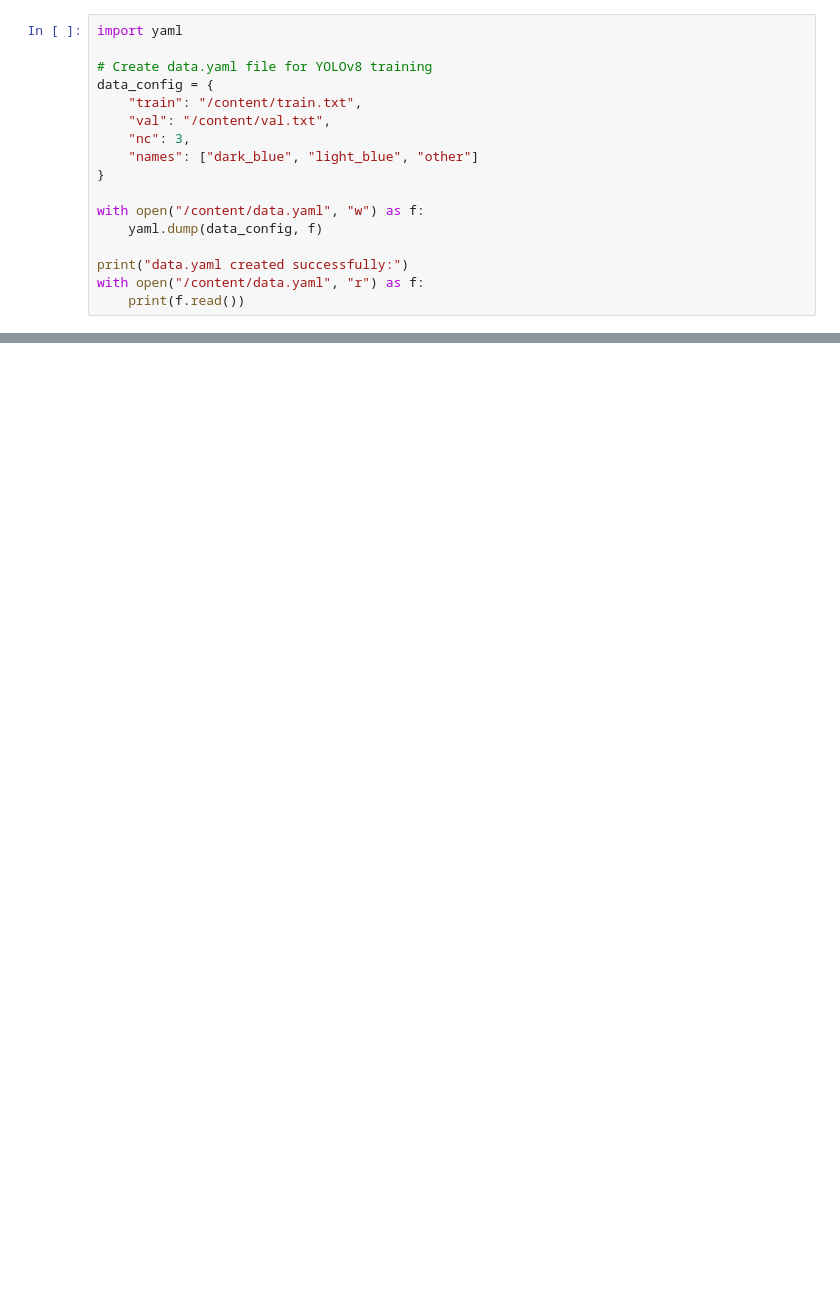
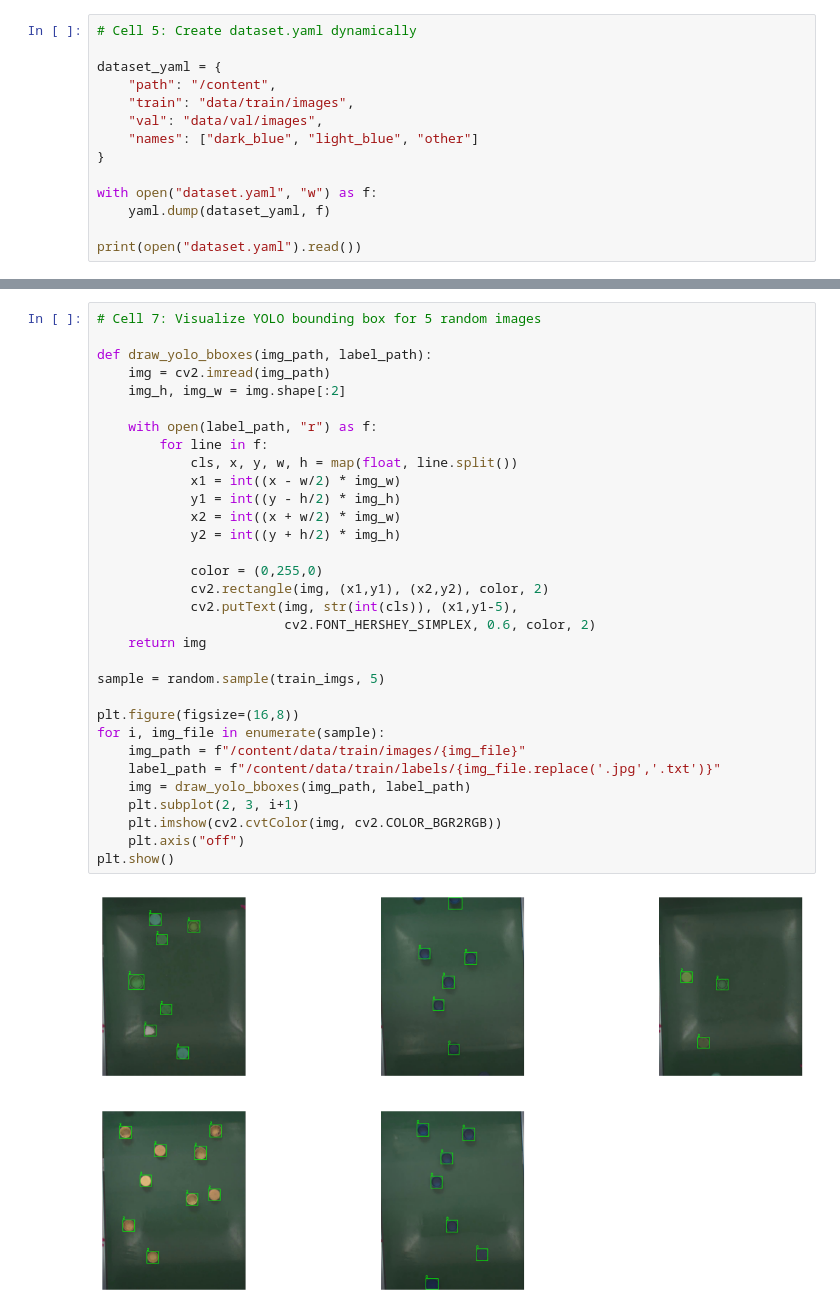
Before and after one commit to fadilf24/Latihan-YOLO, a Jupyter notebook: Untitled1.ipynb, the cells around one changed output, grey strips where cells are left out. Saved outputs shown, nothing was run; the diff lists cells and outputs as text; blank space fills up the shorter version.

```diff
--- a/Untitled1.ipynb
+++ b/Untitled1.ipynb
@@ -170,18 +163,15 @@ Jumlah train: 6, val: 2
 # %%
-import yaml
+# Cell 5: Create dataset.yaml dynamically
 
-# Create data.yaml file for YOLOv8 training
-data_config = {
-    "train": "/content/train.txt",
-    "val": "/content/val.txt",
-    "nc": 3,
+dataset_yaml = {
+    "path": "/content",
+    "train": "data/train/images",
+    "val": "data/val/images",
     "names": ["dark_blue", "light_blue", "other"]
 }
 
-with open("/content/data.yaml", "w") as f:
-    yaml.dump(data_config, f)
+with open("dataset.yaml", "w") as f:
+    yaml.dump(dataset_yaml, f)
 
-print("data.yaml created successfully:")
-with open("/content/data.yaml", "r") as f:
-    print(f.read())
+print(open("dataset.yaml").read())
 # %% [output]
@@ -195,0 +220,34 @@ val: /content/val.txt
+# %%
+# Cell 7: Visualize YOLO bounding box for 5 random images
+
+def draw_yolo_bboxes(img_path, label_path):
+    img = cv2.imread(img_path)
+    img_h, img_w = img.shape[:2]
+
+    with open(label_path, "r") as f:
+        for line in f:
+            cls, x, y, w, h = map(float, line.split())
+            x1 = int((x - w/2) * img_w)
+            y1 = int((y - h/2) * img_h)
+            x2 = int((x + w/2) * img_w)
+            y2 = int((y + h/2) * img_h)
+
+            color = (0,255,0)
+            cv2.rectangle(img, (x1,y1), (x2,y2), color, 2)
+            cv2.putText(img, str(int(cls)), (x1,y1-5),
+                        cv2.FONT_HERSHEY_SIMPLEX, 0.6, color, 2)
+    return img
+
+sample = random.sample(train_imgs, 5)
+
+plt.figure(figsize=(16,8))
+for i, img_file in enumerate(sample):
+    img_path = f"/content/data/train/images/{img_file}"
+    label_path = f"/content/data/train/labels/{img_file.replace('.jpg','.txt')}"
+    img = draw_yolo_bboxes(img_path, label_path)
+    plt.subplot(2, 3, i+1)
+    plt.imshow(cv2.cvtColor(img, cv2.COLOR_BGR2RGB))
+    plt.axis("off")
+plt.show()
+# %% [output]
+[figure, added]
```
Also changed, not shown: parts of 23 cells of this notebook.
